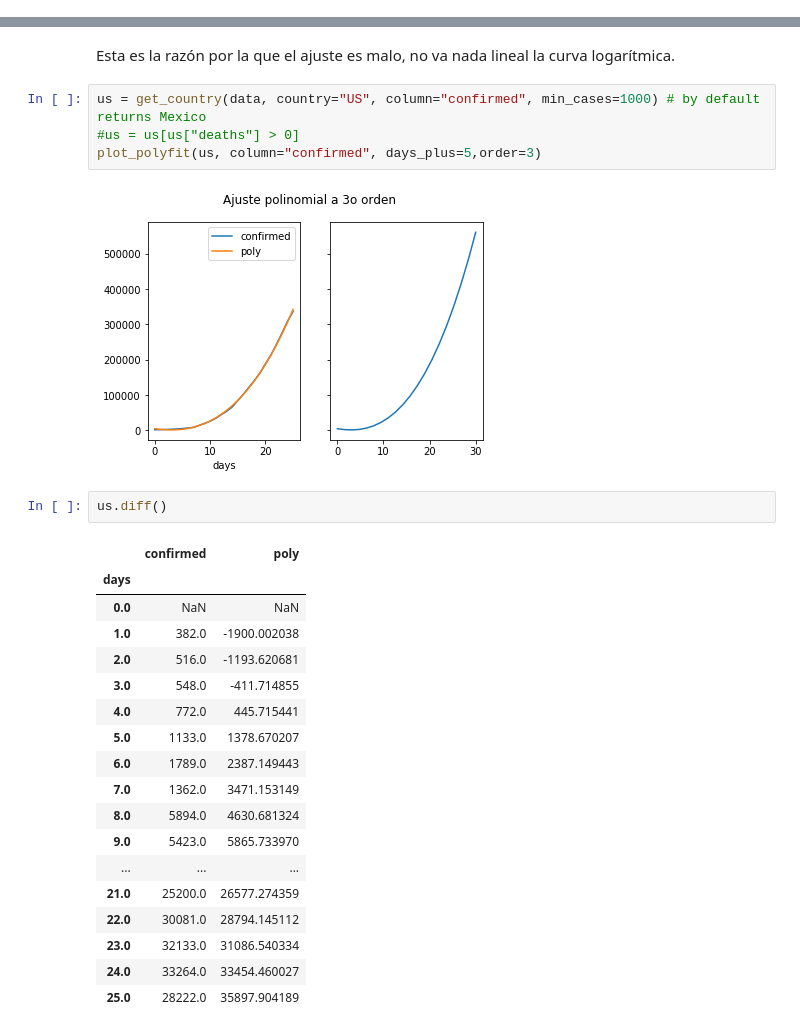
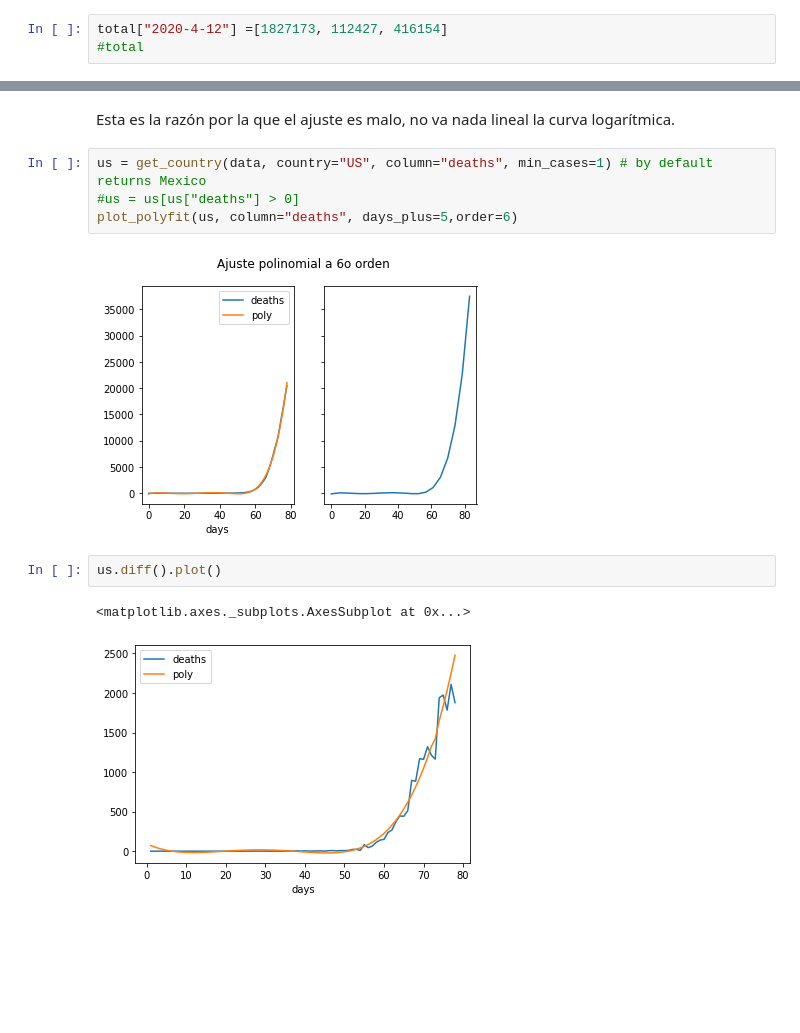
Before and after one commit to garaged/covid19-dataview, a Jupyter notebook: covid-19 pomber data set.ipynb, the cells around one changed output, grey strips where cells are left out. Cells and saved outputs as stored; diff of their text form; blank space fills up the shorter version.

```diff
--- a/covid-19 pomber data set.ipynb
+++ b/covid-19 pomber data set.ipynb
@@ -68,6 +68,9 @@ print(total)
 {'2020-1-22': [555, 17, 28], '2020-1-23': [654, 18, 30], '2020-1-24': [941, 26, 36], '2020-1-25': [1434, 42, 39], '2020-1-26': [2118, 56, 52], '2020-1-27': [2927, 82, 61], '2020-1-28': [5578, 131, 107 ...
 # %% [markdown]
 El arreglo de datos totales se pasa a DataFrame también y se agregan un par de columnas utilitarias que nos ayudarán a trabajar con ajustes en las siguientes celdas. Adelantando un poco de información, las fechas no son buenos datos para usar en un ajuste, el tiempo lo es, pero usar el epoch (número de segudos desde 1970-01-01 hasta el momento deseado) nos da números de magnitudes enormes que no son fáciles de manejar en algunos tipos de ajustes, particularmente los de crecimiento exponencial, por lo que podemos hacer una pequeña transformación de segundos a días y con eso tener números mucho más pequeños y fáciles de visualizar y manejar.
+# %%
+total["2020-4-12"] =[1827173, 112427, 416154]
+#total
 # %%
 total_df = pd.DataFrame.from_dict(total, orient="index", columns=['confirmed', 'deaths', 'recovered'])
 total_df.index = pd.to_datetime(total_df.index)
@@ -699,29 +729,13 @@ plt.plot(other.index, np.log(other["confirmed"]))
 # %% [markdown]
 Esta es la razón por la que el ajuste es malo, no va nada lineal la curva logarítmica.
 # %%
-us = get_country(data, country="US", column="confirmed", min_cases=1000) # by default returns Mexico
+us = get_country(data, country="US", column="deaths", min_cases=1) # by default returns Mexico
 #us = us[us["deaths"] > 0]
-plot_polyfit(us, column="confirmed", days_plus=5,order=3)
+plot_polyfit(us, column="deaths", days_plus=5,order=6)
 # %% [output]
-[figure, old version]
+[figure, new version]
 # %%
-us.diff()
+us.diff().plot()
 # %% [output]
-|  | confirmed | poly |
-| days |  |  |
-| 0.0 | NaN | NaN |
-| 1.0 | 382.0 | -1900.002038 |
-| 2.0 | 516.0 | -1193.620681 |
-| 3.0 | 548.0 | -411.714855 |
-| 4.0 | 772.0 | 445.715441 |
-| 5.0 | 1133.0 | 1378.670207 |
-| 6.0 | 1789.0 | 2387.149443 |
-| 7.0 | 1362.0 | 3471.153149 |
-| 8.0 | 5894.0 | 4630.681324 |
-| 9.0 | 5423.0 | 5865.733970 |
-| ... | ... | ... |
-| 21.0 | 25200.0 | 26577.274359 |
-| 22.0 | 30081.0 | 28794.145112 |
-| 23.0 | 32133.0 | 31086.540334 |
-| 24.0 | 33264.0 | 33454.460027 |
-| 25.0 | 28222.0 | 35897.904189 |
+<matplotlib.axes._subplots.AxesSubplot at 0x...>
+[figure, added]
```
Also changed, not shown: parts of 51 cells of this notebook, 1 other file.
